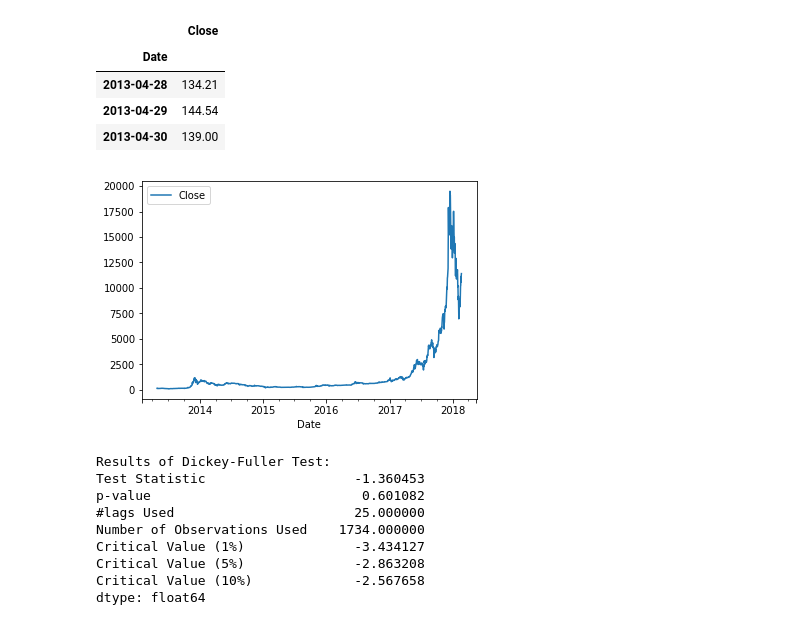
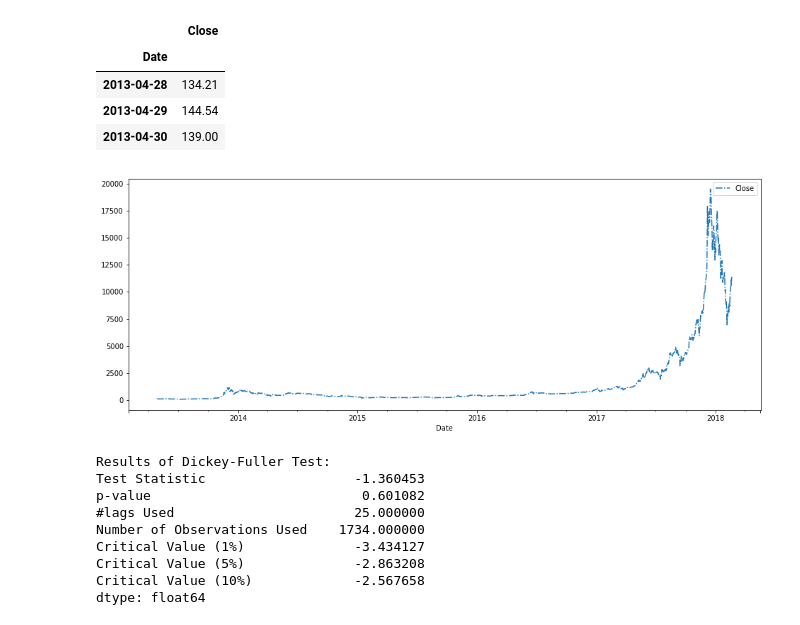
Before and after one commit to Shawn-Ng/basic-statistics, a Jupyter notebook: time-series/cryptocurrency-historical-prices.ipynb, the cells around one changed output. Cells and saved outputs as stored; diff of their text form; code cells hidden in the pictures.

Commit message:
Resize plot size

```diff
--- a/time-series/cryptocurrency-historical-prices.ipynb
+++ b/time-series/cryptocurrency-historical-prices.ipynb
@@ -112,10 +112,10 @@ df_ts.head(3)
 | 2013-04-30 | 139.00 |
 # %%
 # Basic plot
-df_ts.plot()
+ax = df_ts.plot(figsize=(16,6), linestyle="-.")
 plt.show()
 # %% [output]
-[figure, old version]
+[figure, new version]
 # %%
 from statsmodels.tsa.stattools import adfuller
 
```
Also changed, not shown: parts of 1 cell of this notebook.
